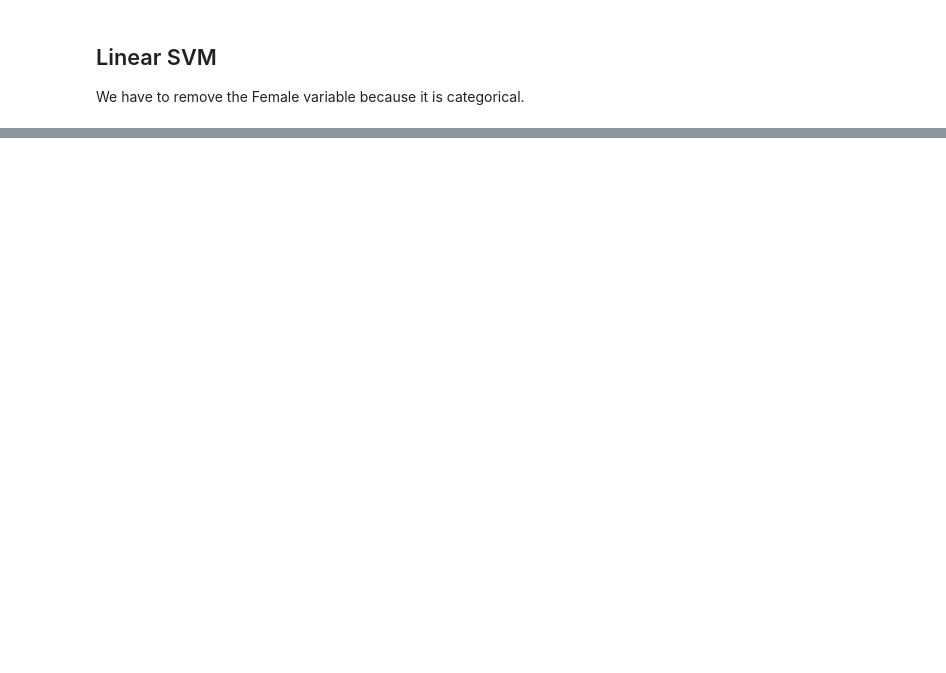
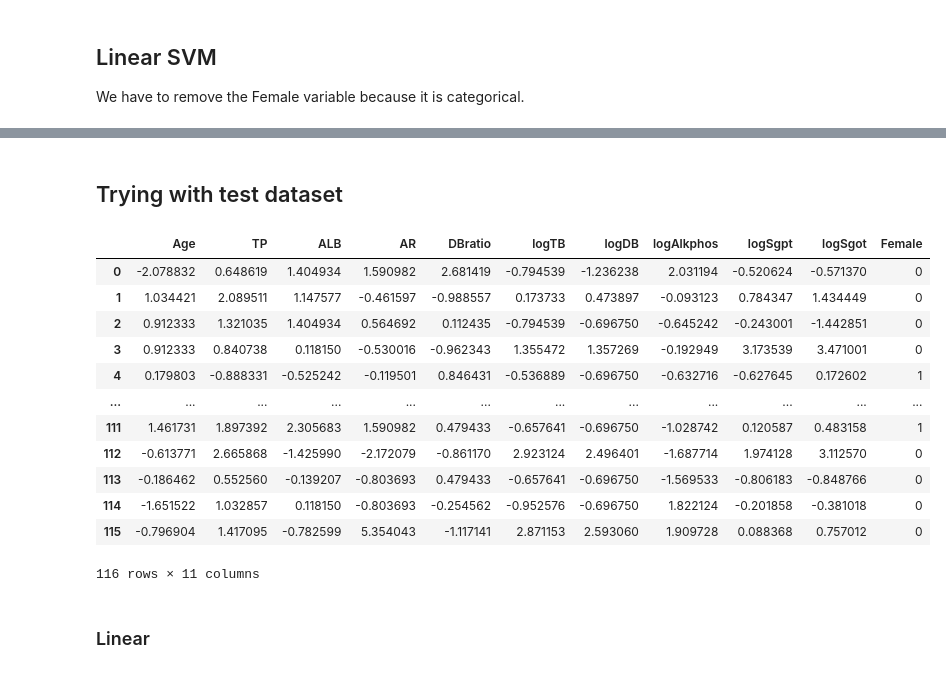
Before and after one commit to SrChen6/AA1-Competition, a Jupyter notebook: SVM_Resampling.ipynb, the cells around one changed output, grey strips where cells are left out. Cells and saved outputs as stored; diff of their text form; code cells hidden in the pictures; blank space fills up the shorter version.

```diff
--- a/SVM_Resampling.ipynb
+++ b/SVM_Resampling.ipynb
@@ -37,3 +37,16 @@ from sklearn.model_selection import GridSearchCV
 from sklearn.metrics import classification_report
 
 from matplotlib import pyplot as plt
+# %%
+data_learn = pd.read_csv("log_ILDS_train_X.csv", delimiter = ",", header = None)
+X_test = pd.read_csv("log_ILDS_test_X.csv", delimiter = ",", header = None)
+
+data_learn.columns = ['Age', 'TP', 'ALB', 'AR', 'DBratio',
+                      'logTB', 'logDB', 'logAlkphos', 'logSgpt', 'logSgot',
+                      'Female', 'Target']
+X_test.columns = ['Age', 'TP', 'ALB', 'AR', 'DBratio',
+                  'logTB', 'logDB', 'logAlkphos', 'logSgpt', 'logSgot',
+                  'Female']
+
+X_learn = data_learn.drop(columns = ["Target"])
+y_learn = data_learn["Target"]
@@ -69,0 +331,18 @@ X_val = X_val.drop(columns = ["Female"])
+# %% [markdown]
+## Trying with test dataset
+# %%
+X_test
+# %% [output]
+|  | Age | TP | ALB | AR | DBratio | logTB | logDB | logAlkphos | logSgpt | logSgot | Female |
+| 0 | -2.078832 | 0.648619 | 1.404934 | 1.590982 | 2.681419 | -0.794539 | -1.236238 | 2.031194 | -0.520624 | -0.571370 | 0 |
+| 1 | 1.034421 | 2.089511 | 1.147577 | -0.461597 | -0.988557 | 0.173733 | 0.473897 | -0.093123 | 0.784347 | 1.434449 | 0 |
+| 2 | 0.912333 | 1.321035 | 1.404934 | 0.564692 | 0.112435 | -0.794539 | -0.696750 | -0.645242 | -0.243001 | -1.442851 | 0 |
+| 3 | 0.912333 | 0.840738 | 0.118150 | -0.530016 | -0.962343 | 1.355472 | 1.357269 | -0.192949 | 3.173539 | 3.471001 | 0 |
+| 4 | 0.179803 | -0.888331 | -0.525242 | -0.119501 | 0.846431 | -0.536889 | -0.696750 | -0.632716 | -0.627645 | 0.172602 | 1 |
+| ... | ... | ... | ... | ... | ... | ... | ... | ... | ... | ... | ... |
+| 111 | 1.461731 | 1.897392 | 2.305683 | 1.590982 | 0.479433 | -0.657641 | -0.696750 | -1.028742 | 0.120587 | 0.483158 | 1 |
+| 112 | -0.613771 | 2.665868 | -1.425990 | -2.172079 | -0.861170 | 2.923124 | 2.496401 | -1.687714 | 1.974128 | 3.112570 | 0 |
+| 113 | -0.186462 | 0.552560 | -0.139207 | -0.803693 | 0.479433 | -0.657641 | -0.696750 | -1.569533 | -0.806183 | -0.848766 | 0 |
+| 114 | -1.651522 | 1.032857 | 0.118150 | -0.803693 | -0.254562 | -0.952576 | -0.696750 | 1.822124 | -0.201858 | -0.381018 | 0 |
+| 115 | -0.796904 | 1.417095 | -0.782599 | 5.354043 | -1.117141 | 2.871153 | 2.593060 | 1.909728 | 0.088368 | 0.757012 | 0 |
+116 rows × 11 columns
@@ -69,0 +352,2 @@ X_val = X_val.drop(columns = ["Female"])
+# %% [markdown]
+### Linear
```
Also changed, not shown: parts of 42 cells of this notebook, 7 other files.
